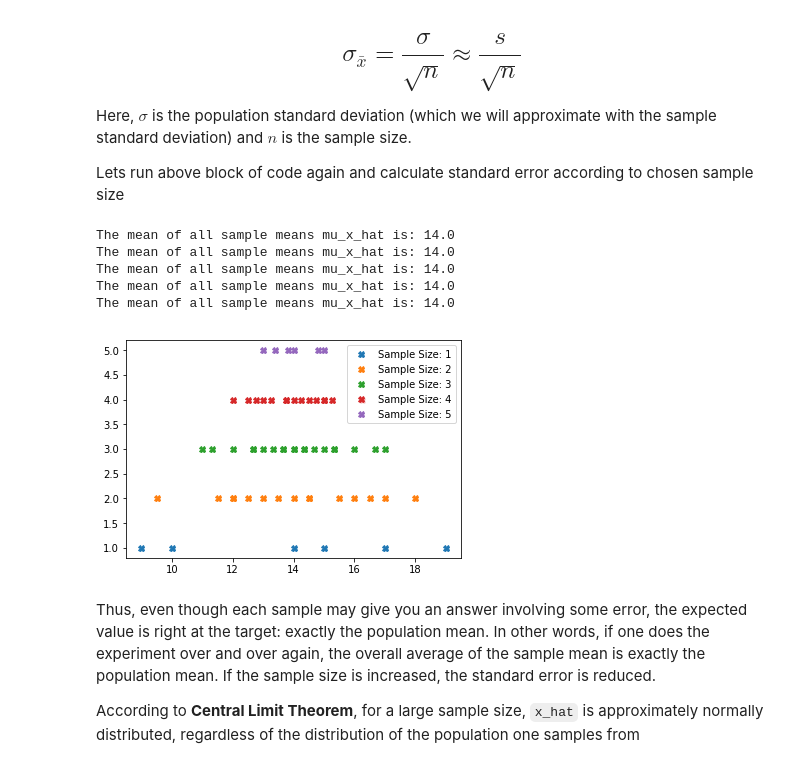
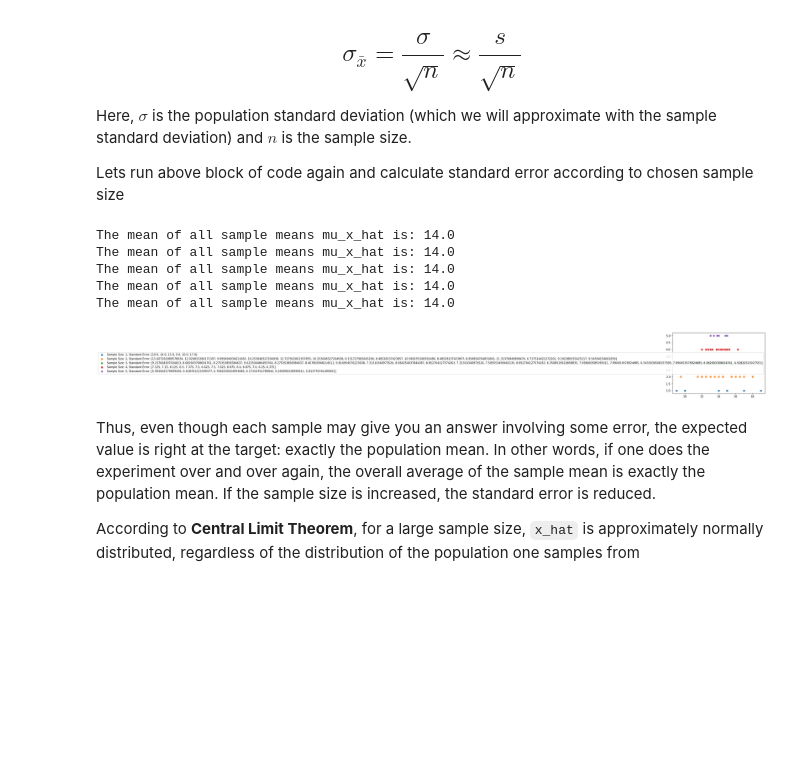
Before and after one commit to DRyanMiller/dsc-sampling-statistics-dc-ds-career-042219, a Jupyter notebook: index.ipynb, the cells around one changed output. Drawn from its saved outputs; the diff is of its cells as text; code cells hidden in the pictures; blank space fills up the shorter version.

```diff
--- a/index.ipynb
+++ b/index.ipynb
@@ -352,35 +352,35 @@ Lets run above block of code again and calculate standard error according to cho
 means_list = []
 combs_list = []
 err_list = []
 # Create a for loop with changing sample sizes
 for n in (1,2,3,4,5):
     combs, means = sample_means(n, pumpkin_dict)
     probs = calculate_probability(means)
     val = n
 
 
     # Calculate combinations, means as earlier, append to relevant lists
     means_list.append(means)
     combs_list.append(combs)
 
 
 
     # Calculate and append the standard error by dividing sample means with square root of sample size
     err = [x/n**0.5 for x in means]
     err_list.append(err)
 
 
     # Visualize sample spread and standard error values for each sample
-    plt.plot(means, np.zeros_like(means) + val, 'X', label= 'Sample Size: {}, Standard Error: {}'.format(n))
+    plt.plot(means, np.zeros_like(means) + val, 'X', label= 'Sample Size: {}, Standard Error: {}'.format(n, err))
     plt.legend()
     plt.show
 # %% [output]
 The mean of all sample means mu_x_hat is: 14.0
 The mean of all sample means mu_x_hat is: 14.0
 The mean of all sample means mu_x_hat is: 14.0
 The mean of all sample means mu_x_hat is: 14.0
 The mean of all sample means mu_x_hat is: 14.0
-[figure, old version]
+[figure, new version]
 # %% [markdown]
 Thus, even though each sample may give you an answer involving some error, the expected value is right at the target: exactly the population mean. In other words, if one does the experiment over and over again, the overall average of the sample mean is exactly the population mean. If the sample size is increased, the standard error is reduced.
 
```
